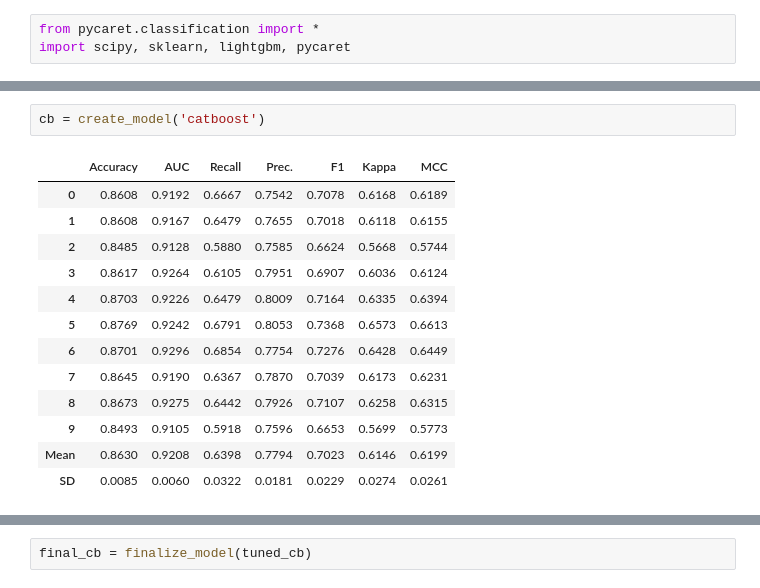
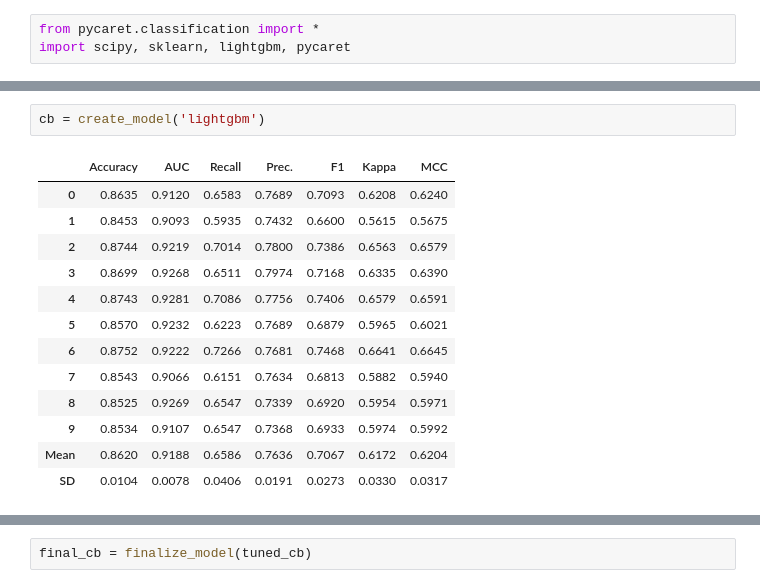
Before and after one commit to ChoiJunhee/dacon, a Jupyter notebook: 인구 데이터 기반 소득 예측 경진대회/NEW_CODE.ipynb, the cells around one changed output, grey strips where cells are left out. Saved outputs shown, nothing was run; the diff lists cells and outputs as text.

```diff
--- a/인구 데이터 기반 소득 예측 경진대회/NEW_CODE.ipynb
+++ b/인구 데이터 기반 소득 예측 경진대회/NEW_CODE.ipynb
@@ -236,17 +272,17 @@ best_model= compare_models()
 # %%
-cb = create_model('catboost')
+cb = create_model('lightgbm')
 # %% [output]
 |  | Accuracy | AUC | Recall | Prec. | F1 | Kappa | MCC |
-| 0 | 0.8608 | 0.9192 | 0.6667 | 0.7542 | 0.7078 | 0.6168 | 0.6189 |
-| 1 | 0.8608 | 0.9167 | 0.6479 | 0.7655 | 0.7018 | 0.6118 | 0.6155 |
-| 2 | 0.8485 | 0.9128 | 0.5880 | 0.7585 | 0.6624 | 0.5668 | 0.5744 |
-| 3 | 0.8617 | 0.9264 | 0.6105 | 0.7951 | 0.6907 | 0.6036 | 0.6124 |
-| 4 | 0.8703 | 0.9226 | 0.6479 | 0.8009 | 0.7164 | 0.6335 | 0.6394 |
-| 5 | 0.8769 | 0.9242 | 0.6791 | 0.8053 | 0.7368 | 0.6573 | 0.6613 |
-| 6 | 0.8701 | 0.9296 | 0.6854 | 0.7754 | 0.7276 | 0.6428 | 0.6449 |
-| 7 | 0.8645 | 0.9190 | 0.6367 | 0.7870 | 0.7039 | 0.6173 | 0.6231 |
-| 8 | 0.8673 | 0.9275 | 0.6442 | 0.7926 | 0.7107 | 0.6258 | 0.6315 |
-| 9 | 0.8493 | 0.9105 | 0.5918 | 0.7596 | 0.6653 | 0.5699 | 0.5773 |
-| Mean | 0.8630 | 0.9208 | 0.6398 | 0.7794 | 0.7023 | 0.6146 | 0.6199 |
-| SD | 0.0085 | 0.0060 | 0.0322 | 0.0181 | 0.0229 | 0.0274 | 0.0261 |
+| 0 | 0.8635 | 0.9120 | 0.6583 | 0.7689 | 0.7093 | 0.6208 | 0.6240 |
+| 1 | 0.8453 | 0.9093 | 0.5935 | 0.7432 | 0.6600 | 0.5615 | 0.5675 |
+| 2 | 0.8744 | 0.9219 | 0.7014 | 0.7800 | 0.7386 | 0.6563 | 0.6579 |
+| 3 | 0.8699 | 0.9268 | 0.6511 | 0.7974 | 0.7168 | 0.6335 | 0.6390 |
+| 4 | 0.8743 | 0.9281 | 0.7086 | 0.7756 | 0.7406 | 0.6579 | 0.6591 |
+| 5 | 0.8570 | 0.9232 | 0.6223 | 0.7689 | 0.6879 | 0.5965 | 0.6021 |
+| 6 | 0.8752 | 0.9222 | 0.7266 | 0.7681 | 0.7468 | 0.6641 | 0.6645 |
+| 7 | 0.8543 | 0.9066 | 0.6151 | 0.7634 | 0.6813 | 0.5882 | 0.5940 |
+| 8 | 0.8525 | 0.9269 | 0.6547 | 0.7339 | 0.6920 | 0.5954 | 0.5971 |
+| 9 | 0.8534 | 0.9107 | 0.6547 | 0.7368 | 0.6933 | 0.5974 | 0.5992 |
+| Mean | 0.8620 | 0.9188 | 0.6586 | 0.7636 | 0.7067 | 0.6172 | 0.6204 |
+| SD | 0.0104 | 0.0078 | 0.0406 | 0.0191 | 0.0273 | 0.0330 | 0.0317 |
 # %%
```
Also changed, not shown: parts of 20 cells of this notebook, 11 other files.
